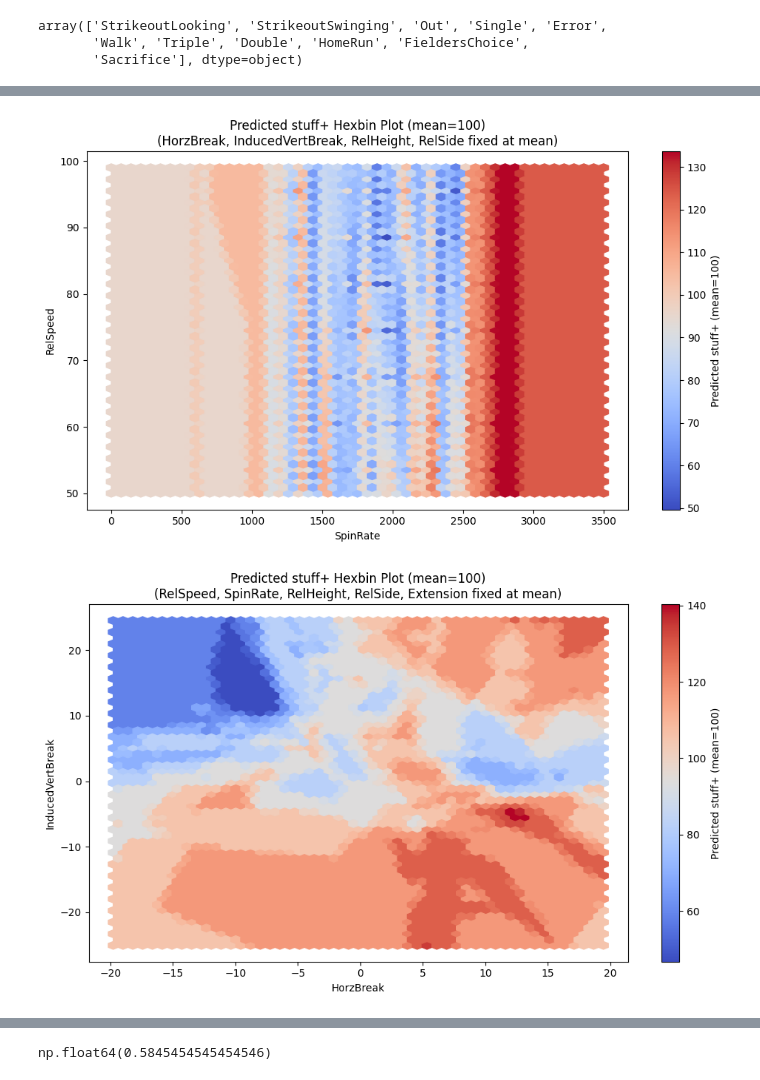
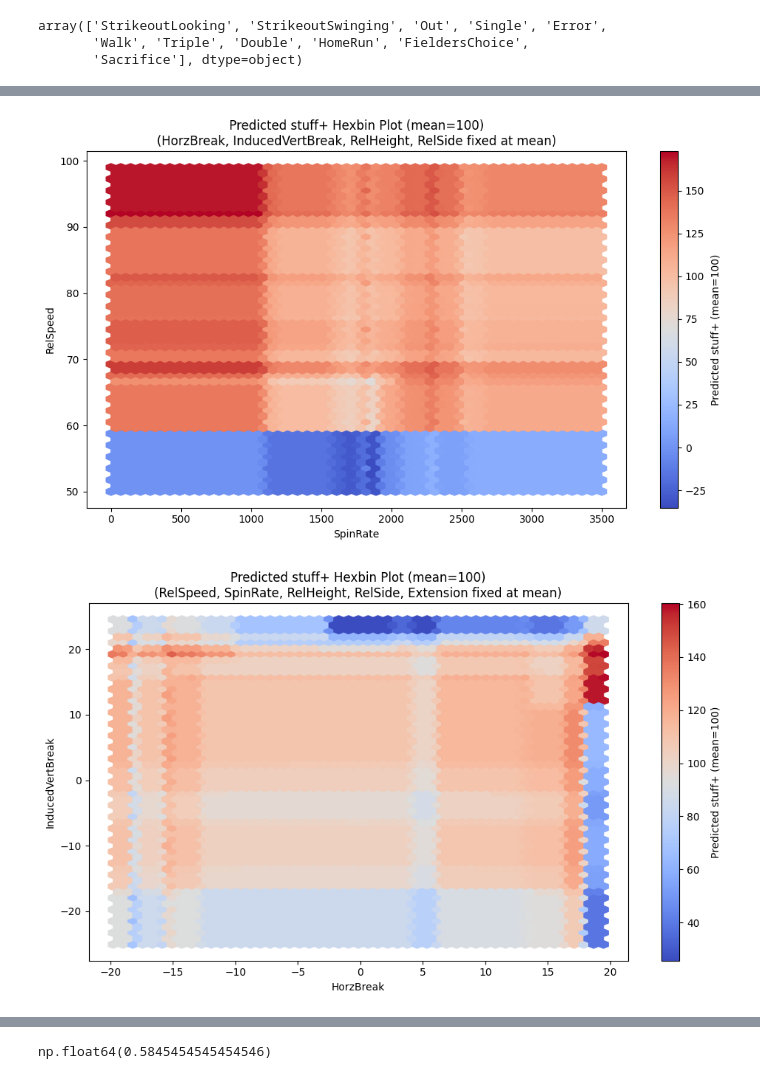
Before and after one commit to NoahLippman/Kernelytics-Projects, a Jupyter notebook: Stuff+/stuff+.ipynb, the cells around one changed output, grey strips where cells are left out. Cells and saved outputs as stored; diff of their text form; code cells hidden in the pictures.

```diff
--- a/Stuff+/stuff+.ipynb
+++ b/Stuff+/stuff+.ipynb
@@ -72,4 +73,6 @@ Text(0, 0.5, 'RMSE')
 # %%
 stuff_plus_model = KNeighborsRegressor(n_neighbors = 15)
+xgb_model = xgb.XGBRegressor(colsample_bytree=0.8363571772752967, gamma=0.3387821809211412, learning_rate=0.013317565785571231, max_depth=5, min_child_weight=3, n_estimators=247, reg_alpha=0.064517279040945, reg_lambda=0.17436642900499144, subsample=0.8763750952409863)
 stuff_plus_model.fit(X,y)
+xgb_model.fit(X, y)
 # %% [output]
@@ -76,0 +90,40 @@ KNeighborsRegressor(n_neighbors=15)
+# %%
+from scipy.stats import uniform, randint
+from sklearn.model_selection import GridSearchCV, RandomizedSearchCV
+
+# Define the XGBoost Regressor model
+xgb_model_rand = xgb.XGBRegressor(objective='reg:squarederror',
+                                  eval_metric='rmse',
+                                  random_state=42)
+
+# Define the parameter distributions to sample from
+param_distributions = {
+    'n_estimators': randint(100, 500), # Integer distribution
+    'learning_rate': uniform(0.01, 0.2), # Continuous distribution from 0.01 to 0.21
+    'max_depth': randint(3, 10),
+    'min_child_weight': randint(1, 6),
+    'subsample': uniform(0.6, 0.4), # From 0.6 to 1.0 (0.6 + 0.4)
+    'colsample_bytree': uniform(0.6, 0.4),
+    'gamma': uniform(0, 0.5),
+    'reg_alpha': uniform(0, 0.1),
+    'reg_lambda': uniform(0, 1)
+}
+
+# Set up RandomizedSearchCV
+# n_iter: Number of parameter settings that are sampled.
+random_search = RandomizedSearchCV(estimator=xgb_model_rand,
+                                   param_distributions=param_distributions,
+                                   n_iter=50, # Try 50 different combinations
+                                   cv=KFold(n_splits=5, shuffle=True, random_state=42),
+                                   scoring='neg_mean_squared_error',
+                                   verbose=2,
+                                   random_state=42,
+                                   n_jobs=-1)
+
+# Fit the RandomizedSearchCV object to your data
+print("\nStarting RandomizedSearchCV...")
+random_search.fit(X, y)
+
+# Get the best parameters and best score
+print(f"Best parameters found: {random_search.best_params_}")
+print(f"Best cross-validation RMSE: {sqrt(-random_search.best_score_)}")
@@ -116,35 +174,35 @@ sim_data = pd.DataFrame(combinations, columns=['SpinRate', 'RelSpeed'])
 sim_data['HorzBreak'] = mean_horzbreak
 sim_data['InducedVertBreak'] = mean_inducedvertbreak
 sim_data['RelHeight'] = mean_relheight
 sim_data['RelSide'] = mean_relside
 sim_data['Extension'] = mean_extension
 
 # Reorder columns to match model input
 sim_data = sim_data[['RelSpeed', 'SpinRate', 'RelHeight', 'RelSide', 'Extension', 'InducedVertBreak', 'HorzBreak']]
 
 # Predict and scale
-sim_data['PlayResult'] = stuff_plus_model.predict(sim_data)
+sim_data['PlayResult'] = xgb_model.predict(sim_data)
 mean_playresult = sim_data['PlayResult'].mean()
 sim_data['PlayResult_scaled'] = sim_data['PlayResult'] * (100 / mean_playresult)
 
 # Hexbin plot for scaled predicted stuff+
 plt.figure(figsize=(10, 6))
 hb = plt.hexbin(
     sim_data['SpinRate'],
     sim_data['RelSpeed'],
     C=sim_data['PlayResult_scaled'],
     gridsize=50,
     cmap='coolwarm',
     reduce_C_function=np.mean
 )
 plt.xlabel("SpinRate")
 plt.ylabel("RelSpeed")
 plt.colorbar(hb, label="Predicted stuff+ (mean=100)")
 plt.title("Predicted stuff+ Hexbin Plot (mean=100)\n(HorzBreak, InducedVertBreak, RelHeight, RelSide fixed at mean)")
 plt.tight_layout()
 plt.show()
 # %% [output]
-[figure, old version]
+[figure, new version]
 # %%
 from itertools import product
 
@@ -171,7 +229,7 @@ sim_data['Extension'] = mean_extension
 sim_data = sim_data[['RelSpeed', 'SpinRate', 'RelHeight', 'RelSide', 'Extension', 'InducedVertBreak', 'HorzBreak']]
 
 # Predict and scale
-sim_data['PlayResult'] = stuff_plus_model.predict(sim_data)
+sim_data['PlayResult'] = xgb_model.predict(sim_data)
 mean_playresult = sim_data['PlayResult'].mean()
 sim_data['PlayResult_scaled'] = sim_data['PlayResult'] * (100 / mean_playresult)
 
@@ -191,7 +249,7 @@ plt.colorbar(hb, label="Predicted stuff+ (mean=100)")
 plt.title("Predicted stuff+ Hexbin Plot (mean=100)\n(RelSpeed, SpinRate, RelHeight, RelSide, Extension fixed at mean)")
 plt.tight_layout()
 # %% [output]
-[figure, old version]
+[figure, new version]
 # %%
 from itertools import product
 
```
Also changed, not shown: parts of 8 cells of this notebook, 35 other files.
